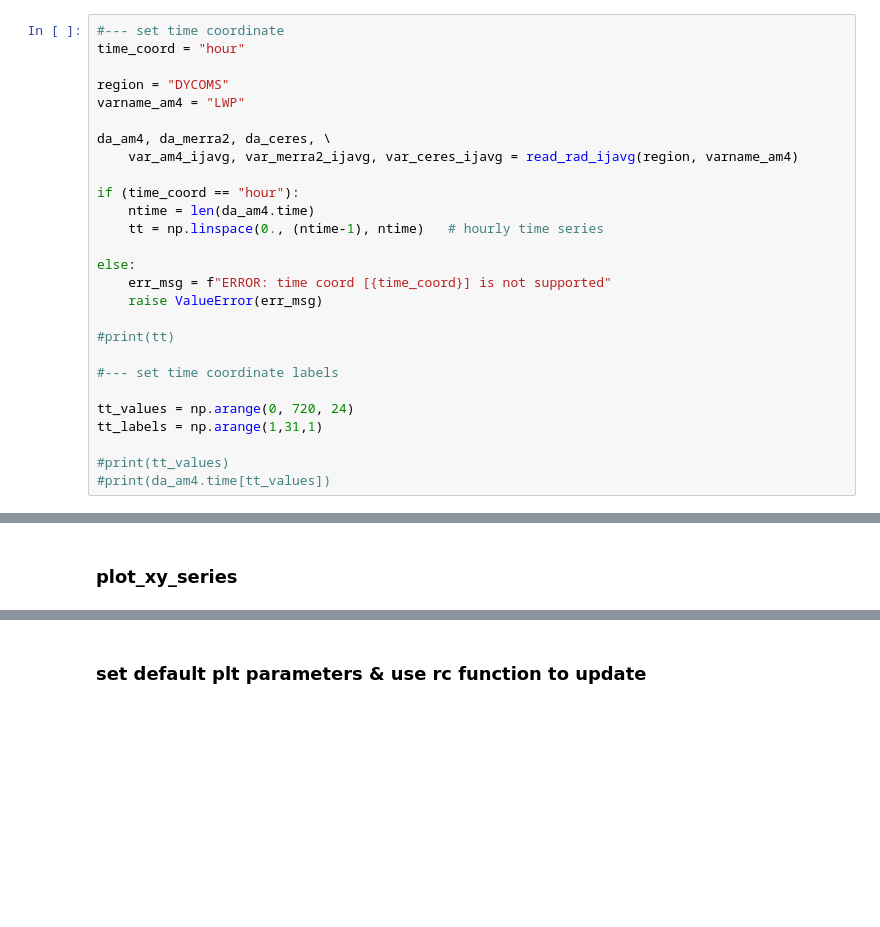
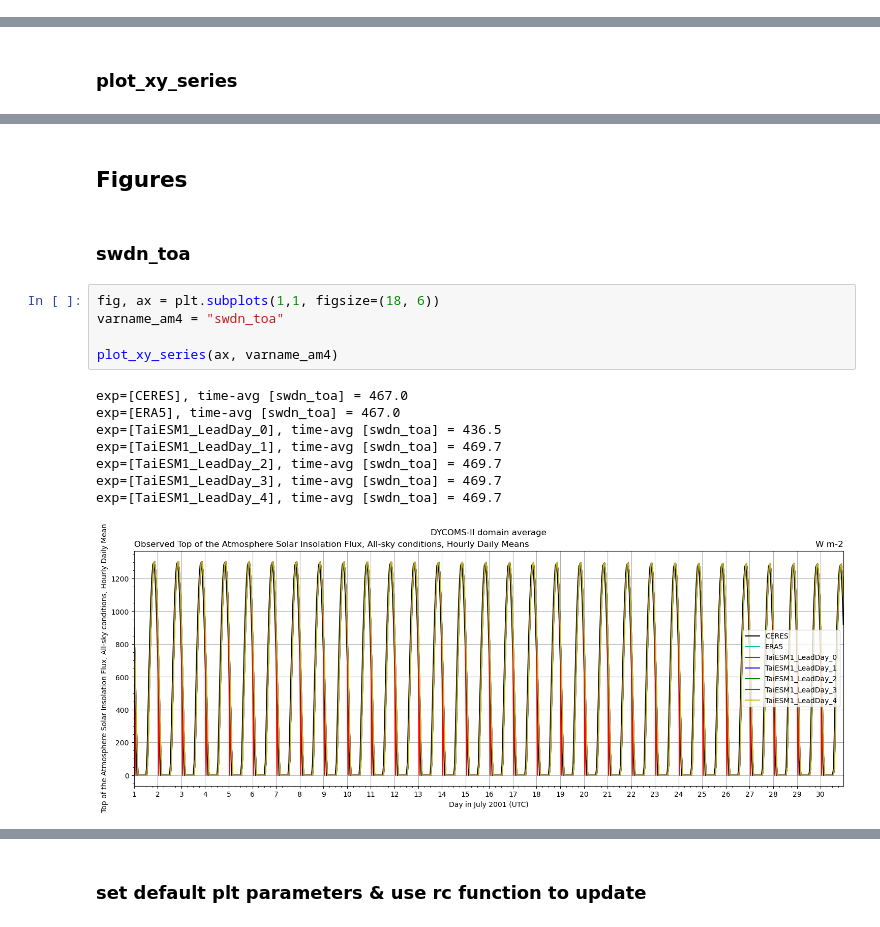
Before and after one commit to yihsuanchen/TaiESM1_Sc_diag, a Jupyter notebook: hindcast/plot/fig02_plot-xy_series_SWCRE_LWP.ipynb, the cells around one changed output, grey strips where cells are left out. Saved outputs shown, nothing was run; the diff lists cells and outputs as text; blank space fills up the shorter version.

```diff
--- a/hindcast/plot/fig02_plot-xy_series_SWCRE_LWP.ipynb
+++ b/hindcast/plot/fig02_plot-xy_series_SWCRE_LWP.ipynb
@@ -238,30 +218,3 @@ if (do_test):
 ## Plot functions
 # %% [markdown]
 ### Set time coordinate
-# %%
-#--- set time coordinate
-time_coord = "hour"
-
-region = "DYCOMS"
-varname_am4 = "LWP"
-
-da_am4, da_merra2, da_ceres, \
-    var_am4_ijavg, var_merra2_ijavg, var_ceres_ijavg = read_rad_ijavg(region, varname_am4)
-
-if (time_coord == "hour"):
-    ntime = len(da_am4.time)
-    tt = np.linspace(0., (ntime-1), ntime)   # hourly time series
-
-else:
-    err_msg = f"ERROR: time coord [{time_coord}] is not supported"
-    raise ValueError(err_msg)
-
-#print(tt)
-
-#--- set time coordinate labels
-
-tt_values = np.arange(0, 720, 24)
-tt_labels = np.arange(1,31,1)
-
-#print(tt_values)
-#print(da_am4.time[tt_values])
@@ -538,0 +509,18 @@ exp=[ERA5], time-avg [LWP] = 46.8
+# %% [markdown]
+## Figures
+# %% [markdown]
+### swdn_toa
+# %%
+fig, ax = plt.subplots(1,1, figsize=(18, 6))
+varname_am4 = "swdn_toa"
+
+plot_xy_series(ax, varname_am4)
+# %% [output]
+exp=[CERES], time-avg [swdn_toa] = 467.0
+exp=[ERA5], time-avg [swdn_toa] = 467.0
+exp=[TaiESM1_LeadDay_0], time-avg [swdn_toa] = 436.5
+exp=[TaiESM1_LeadDay_1], time-avg [swdn_toa] = 469.7
+exp=[TaiESM1_LeadDay_2], time-avg [swdn_toa] = 469.7
+exp=[TaiESM1_LeadDay_3], time-avg [swdn_toa] = 469.7
+exp=[TaiESM1_LeadDay_4], time-avg [swdn_toa] = 469.7
+[figure, added]
```
Also changed, not shown: parts of 19 cells of this notebook.
